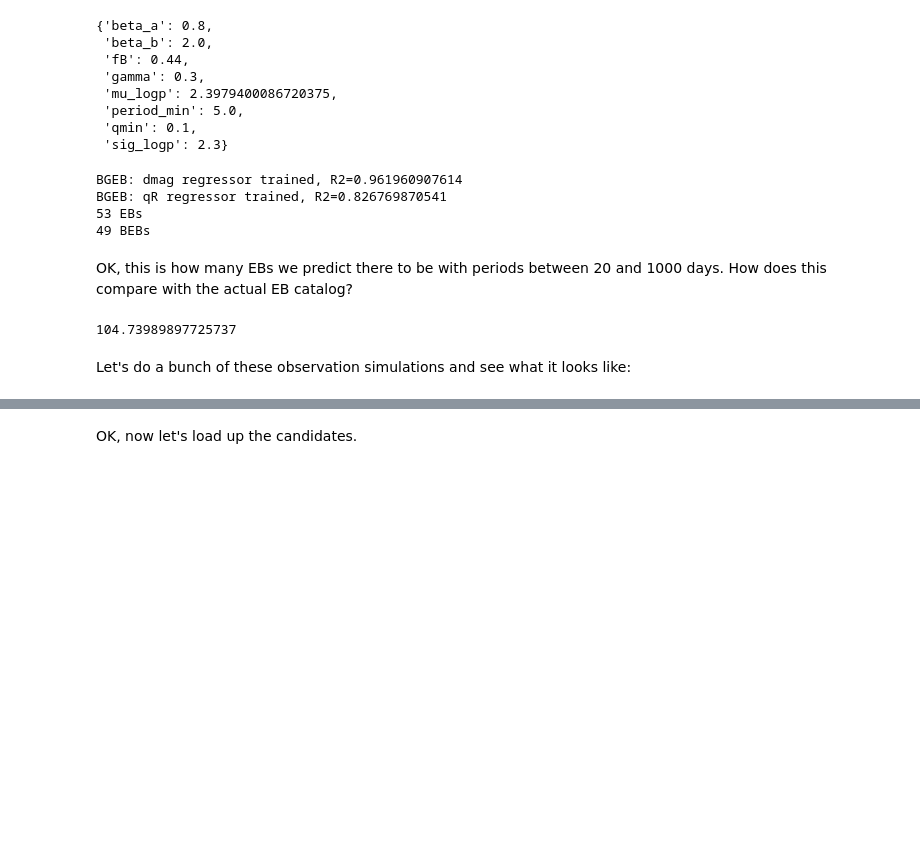
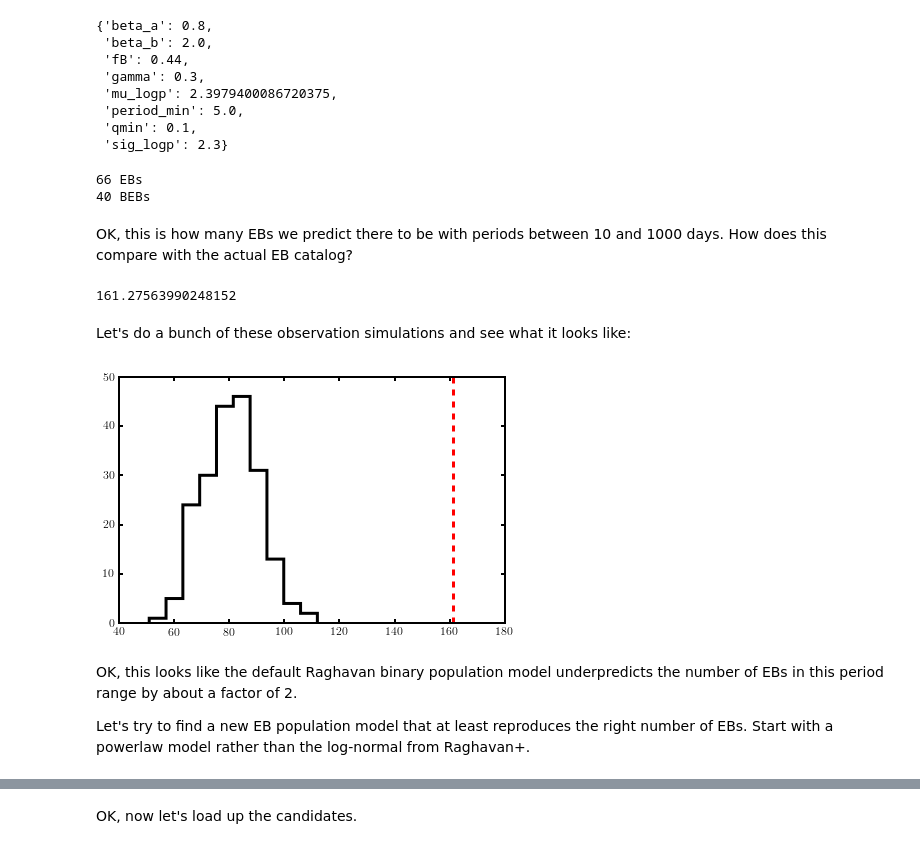
Before and after one commit to dfm/peerless, a Jupyter notebook: prediction/prediction.ipynb, the cells around one changed output, grey strips where cells are left out. Saved outputs shown, nothing was run; the diff lists cells and outputs as text; code cells hidden in the pictures; blank space fills up the shorter version.

Commit message:
prediction work

```diff
--- a/prediction/prediction.ipynb
+++ b/prediction/prediction.ipynb
@@ -82,26 +82,35 @@ ebpop.params
  'qmin': 0.1,
  'sig_logp': 2.3}
 # %%
-q = 'period > 20 and period < 1000 and ((n_pri > 0 and ' +\
-    'n_sec > 0) or (n_pri > 2 or n_sec > 2)) and (T14_pri < 2.5 or T14_sec < 2.5)'
+q = 'period > 10 and period < 1000 and ' +\
+    '((n_pri > 0 and n_sec > 0) or ' +\
+     '(n_pri > 2 or n_sec > 2)) and (T14_pri < 2.5 or T14_sec < 2.5)'
 ebs = ebpop.observe(new=True).query(q)
-bgs = bgpop.observe(new=True).query(q)
+bgs = bgpop.observe(new=True, use_ic=True).query(q)
 print('{} EBs'.format(len(ebs)))
 print('{} BEBs'.format(len(bgs)))
 # %% [output]
-BGEB: dmag regressor trained, R2=0.961960907614
-BGEB: qR regressor trained, R2=0.826769870541
-53 EBs
-49 BEBs
+66 EBs
+40 BEBs
 # %% [markdown]
-OK, this is how many EBs we predict there to be with periods between 20 and 1000 days.  How does this compare with the actual EB catalog?
+OK, this is how many EBs we predict there to be with periods between 10 and 1000 days.  How does this compare with the actual EB catalog?
 # %%
-# Total number of Kepler EBs with 20 < P < 1000, scaled by number of targets
+# Total number of Kepler EBs with 10 < P < 1000, scaled by number of targets
 from __future__ import division
-len(EBCatalog().df.query('period>20 and period < 1000')) * (len(targets)/len(KICatalog().df))
+n_exp = len(EBCatalog().df.query('period>10 and period < 1000')) * (len(targets)/len(KICatalog().df))
+n_exp
 # %% [output]
-104.73989897725737
+161.27563990248152
 # %% [markdown]
 Let's do a bunch of these observation simulations and see what it looks like:
 # %%
-n_obs = [len(ebpop.observe(new=True).query(q)) for i in range(200)]
+n_obs = [len(ebpop.observe(new_orbits=True).query(q)) for i in range(200)]
+
+plt.hist(n_obs, histtype='step', lw=3, bins=10, color='k');
+plt.axvline(n_exp, color='r', ls='--', lw=3);
+# %% [output]
+[figure, added]
+# %% [markdown]
+OK, this looks like the default Raghavan binary population model underpredicts the number of EBs in this period range by about a factor of 2.
+
+Let's try to find a new EB population model that at least reproduces the right number of EBs.  Start with a powerlaw model rather than the log-normal from Raghavan+.
```
Also changed, not shown: parts of 33 cells of this notebook.
